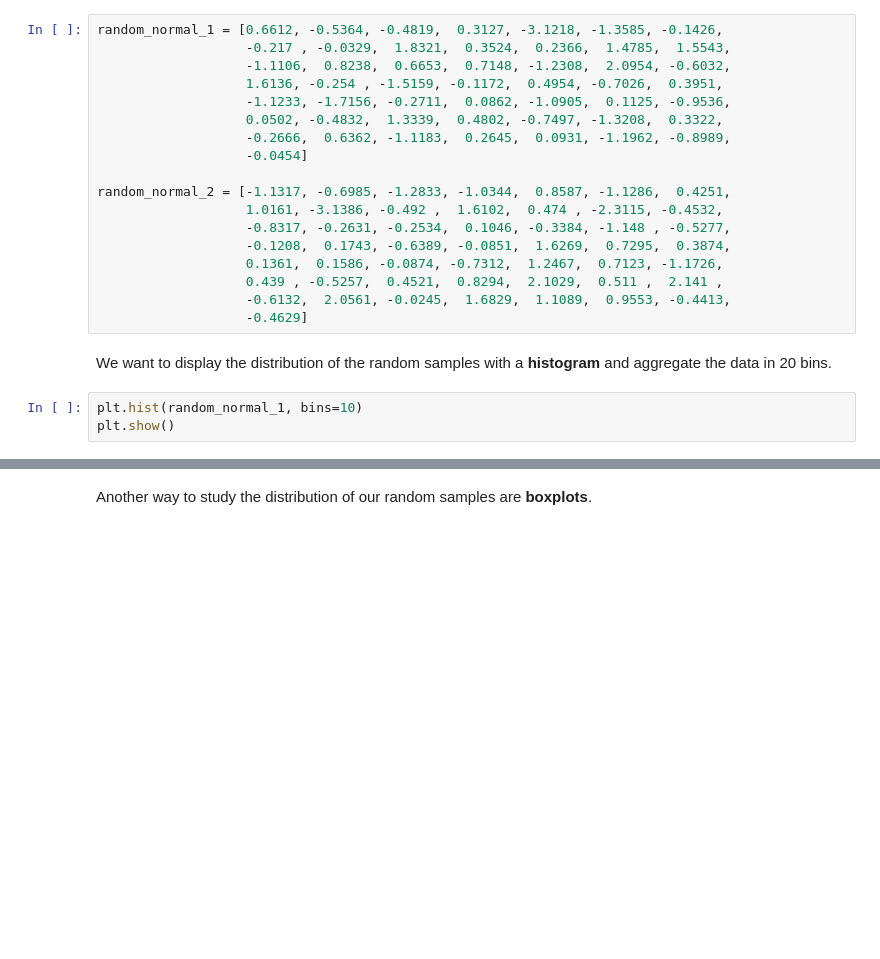
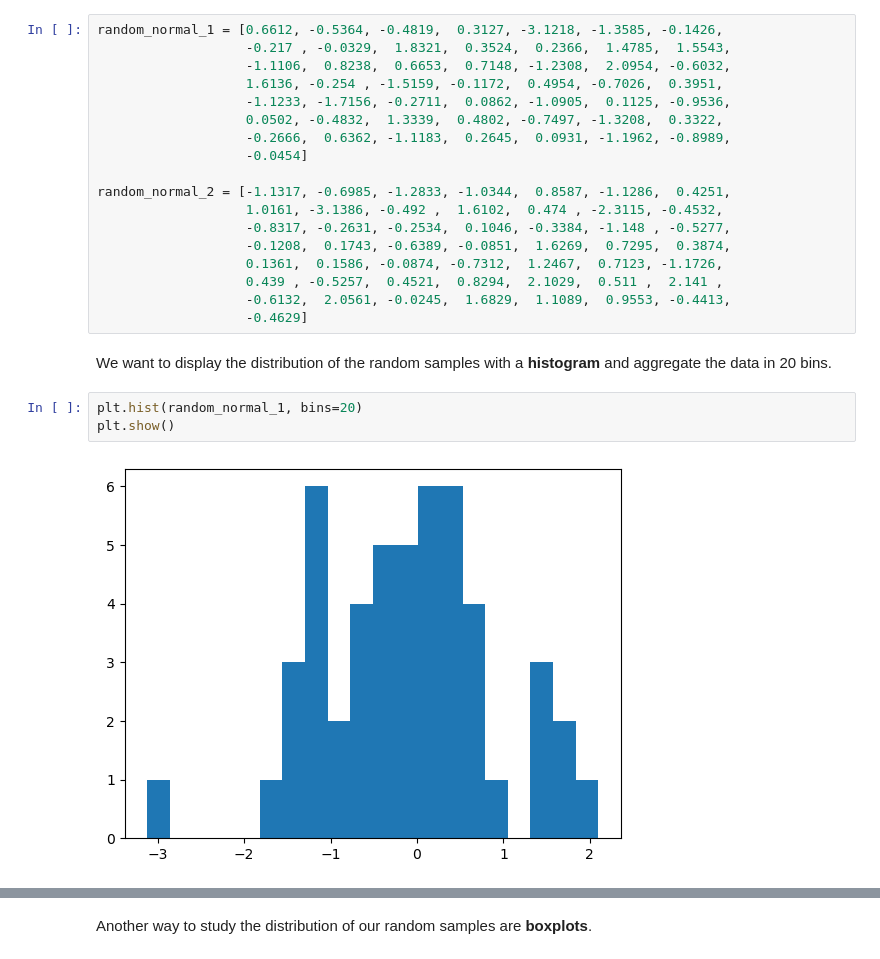
Before and after one commit to samarinm/pythonCC, a Jupyter notebook: Notebooks/5-Plotting.ipynb, the cells around one changed output, grey strips where cells are left out. Drawn from its saved outputs; the diff is of its cells as text; blank space fills up the shorter version.

```diff
--- a/Notebooks/5-Plotting.ipynb
+++ b/Notebooks/5-Plotting.ipynb
@@ -137,8 +150,10 @@ random_normal_2 = [-1.1317, -0.6985, -1.2833, -1.0344,  0.8587, -1.1286,  0.4251
 We want to display the distribution of the random samples
 with a __histogram__ and aggregate the data in 20 bins.
 # %%
-plt.hist(random_normal_1, bins=10)
+plt.hist(random_normal_1, bins=20)
 plt.show()
+# %% [output]
+[figure, added]
 # %%
 plt.hist2d(random_normal_1, random_normal_2, cmap='jet', bins=10)
 plt.colorbar()
```
Also changed, not shown: parts of 17 cells of this notebook, 7 other files.
